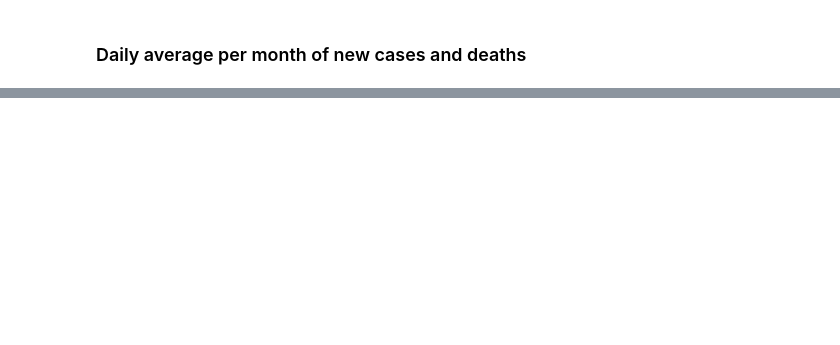
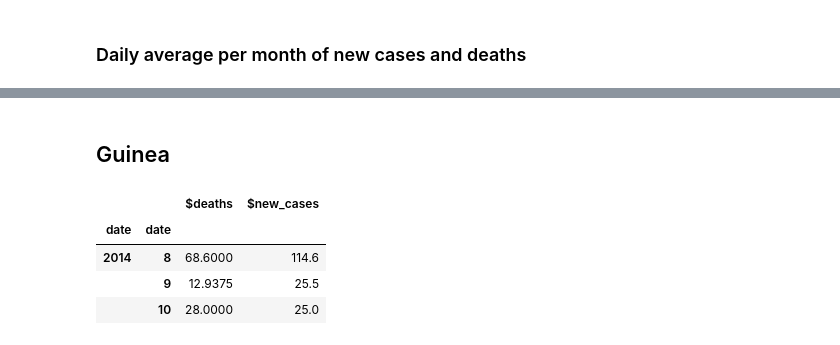
Before and after one commit to ImLemni/ada-epfl, a Jupyter notebook: 01-pandas/01-ebola/01-ebola.ipynb, the cells around one changed output, grey strips where cells are left out. Drawn from its saved outputs; the diff is of its cells as text; code cells hidden in the pictures; blank space fills up the shorter version.

```diff
--- a/01-pandas/01-ebola/01-ebola.ipynb
+++ b/01-pandas/01-ebola/01-ebola.ipynb
@@ -153,0 +203,30 @@ for df in [gn, sl, lr]:
+# %%
+regional_data_frames = []
+
+gn["total deaths of confirmed"] = pd.to_numeric(gn["total deaths of confirmed"])
+gn["total cases of confirmed"] = pd.to_numeric(gn["total cases of confirmed"])
+tmp_gn = gn[[*gn.columns]]
+tmp_gn.reset_index(inplace=True)
+tmp_gn = tmp_gn.set_index(["region", "date"])
+tmp_gn.sort_index(inplace=True)
+
+
+# while gnn["$deaths"].isnull().any():
+#     gnn.loc[gnn["$deaths"].isnull(), "$deaths"] = gnn["$deaths"].shift()
+
+for region in tmp_gn.index.levels[0]:
+    regional_df = tmp_gn.loc[region, :].copy()
+    # Compute $deaths and $new_cases as the rate of change of "total deaths of confirmed" and "total cases of confirmed"
+    # After the diff, replace the first NaN by the original value (assume that the total is zero at `time == -Inf`)
+    regional_df["$deaths"] = regional_df["total deaths of confirmed"].fillna(method="pad").diff().clip(0).fillna(regional_df["total deaths of confirmed"])
+    regional_df["$new_cases"] = regional_df["total cases of confirmed"].fillna(method="pad").diff().clip(0).fillna(regional_df["total cases of confirmed"])
+    regional_df["region"] = region
+    regional_data_frames.append(regional_df)
+
+regional_data_frames[0]
+
+gn = pd.concat(regional_data_frames)
+gn.reset_index(inplace=True)
+#     gn.drop("index")
+gn = gn.set_index(["date", "region"])
+gn.sort_index(inplace=True)
@@ -358,0 +265,10 @@ Here is a list of all the columns used by the 3 countries, and the normalized na
+# %% [markdown]
+## Guinea
+# %%
+get_monthly_new_cases_and_deaths(gn)
+# %% [output]
+|  |  | $deaths | $new_cases |
+| date | date |  |  |
+| 2014 | 8 | 68.6000 | 114.6 |
+|  | 9 | 12.9375 | 25.5 |
+|  | 10 | 28.0000 | 25.0 |
```
Also changed, not shown: parts of 16 cells of this notebook, 4 other files.
